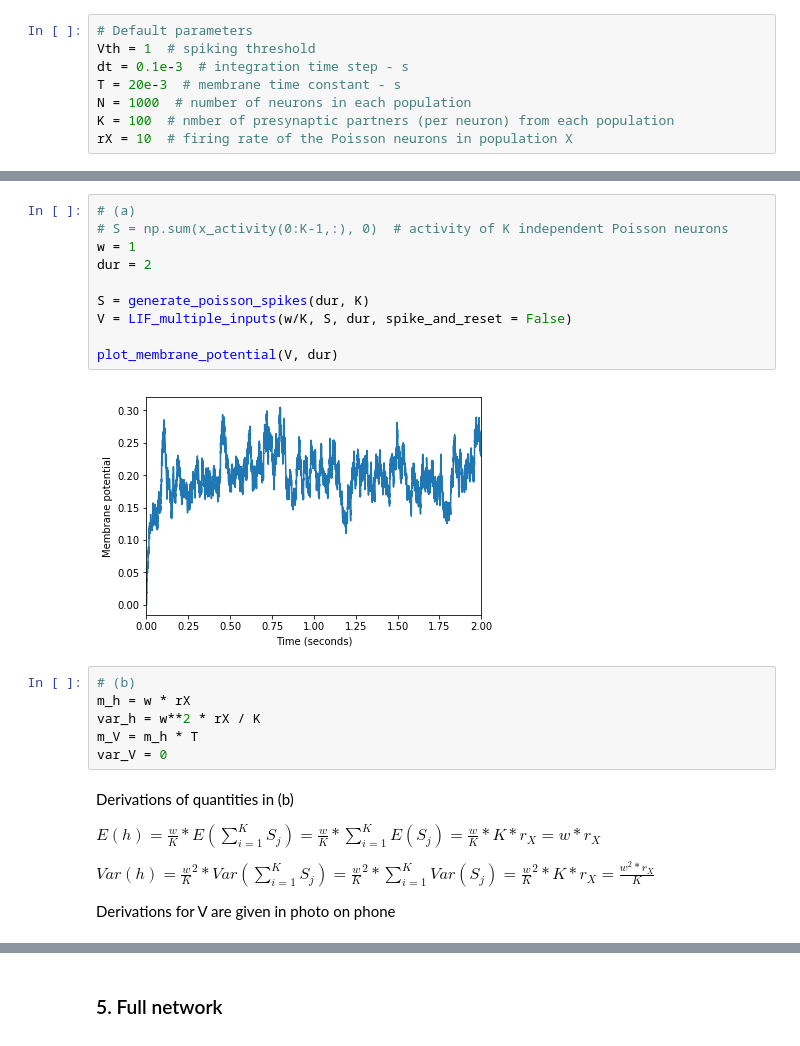
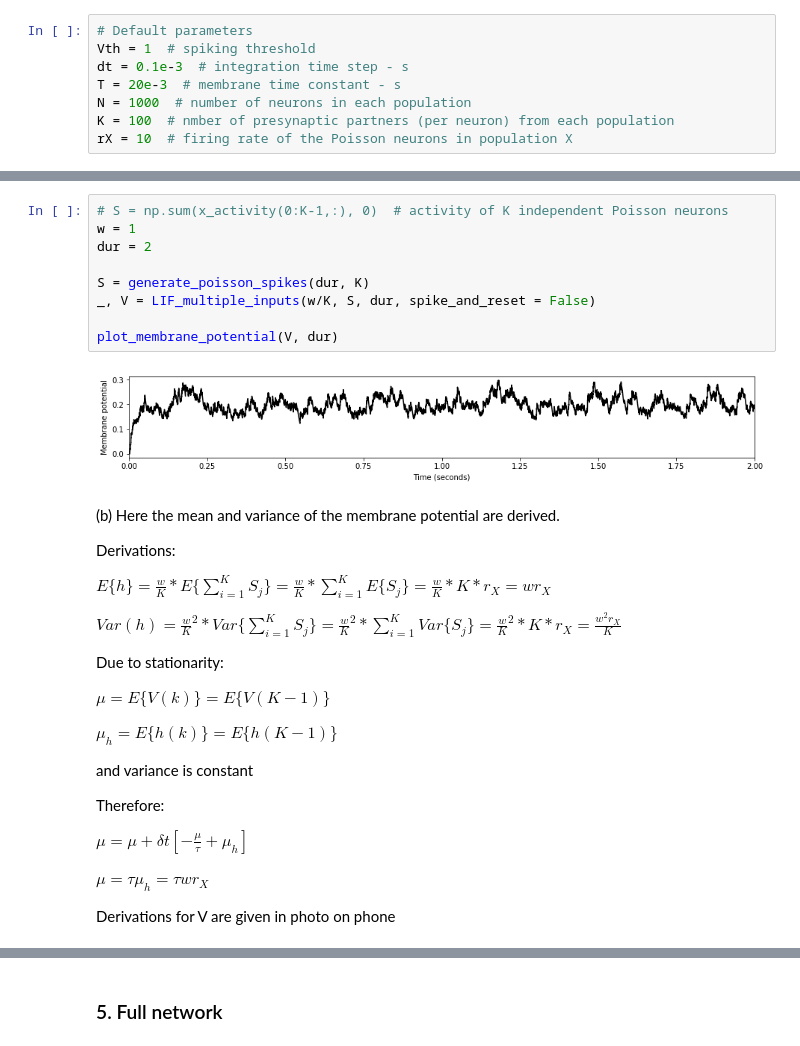
Before and after one commit to ClintonIgwegbu/4G3-Computational-Neuroscience-Assignment-1, a Jupyter notebook: Assignment 1.ipynb, the cells around one changed output, grey strips where cells are left out. Cells and saved outputs as stored; diff of their text form.

```diff
--- a/Assignment 1.ipynb
+++ b/Assignment 1.ipynb
@@ -114,32 +152,48 @@ plot_spike_trains(np.array([Si]), dur, 1.5)
 # %%
-# (a)
 # S = np.sum(x_activity(0:K-1,:), 0)  # activity of K independent Poisson neurons
 w = 1
 dur = 2
 
 S = generate_poisson_spikes(dur, K)
-V = LIF_multiple_inputs(w/K, S, dur, spike_and_reset = False)
+_, V = LIF_multiple_inputs(w/K, S, dur, spike_and_reset = False)
 
 plot_membrane_potential(V, dur)
 # %% [output]
-[figure, old version]
+[figure, new version]
-# %%
-# (b)
-m_h = w * rX
-var_h = w**2 * rX / K
-m_V = m_h * T
-var_V = 0
 # %% [markdown]
-Derivations of quantities in (b)
+(b) Here the mean and variance of the membrane potential are derived.
+
+Derivations:
 
 $
-E(h) = \frac{w}{K} * E(\sum_{i=1}^K S_j) = \frac{w}{K} * \sum_{i=1}^K E(S_j) = \frac{w}{K} * K * r_X = w * r_X
+E\{h\} = \frac{w}{K} * E\{\sum_{i=1}^K S_j\} = \frac{w}{K} * \sum_{i=1}^K E\{S_j\} = \frac{w}{K} * K * r_X = wr_X
 $
 
 $
-Var(h) = \frac{w}{K}^2 * Var(\sum_{i=1}^K S_j) = \frac{w}{K}^2 * \sum_{i=1}^K Var(S_j) = \frac{w}{K}^2 * K * r_X = \frac{w^2 * r_X}{K}
+Var(h) = \frac{w}{K}^2 * Var\{\sum_{i=1}^K S_j\} = \frac{w}{K}^2 * \sum_{i=1}^K Var\{S_j\} = \frac{w}{K}^2 * K * r_X = \frac{w^2 r_X}{K}
 $
 
+Due to stationarity:
+
+$\mu = E\{V(k)\} = E\{V(K-1)\}$
+
+$\mu_h = E\{h(k)\} = E\{h(K-1)\}$
+
+and variance is constant
+
+Therefore:
+
+$
+\mu = \mu + \delta t \left[-\frac{\mu}{\tau} + \mu_h\right]
+$
+
+$
+\mu = \tau \mu_h = \tau w r_X
+$
+
+
+
+
 Derivations for V are given in photo on phone
 # %%
 # (c)
```
Also changed, not shown: parts of 31 cells of this notebook.
